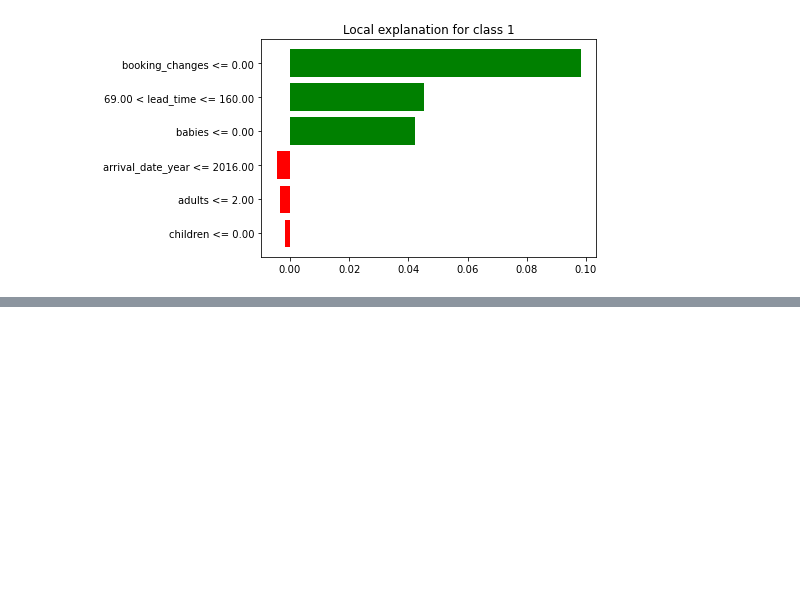
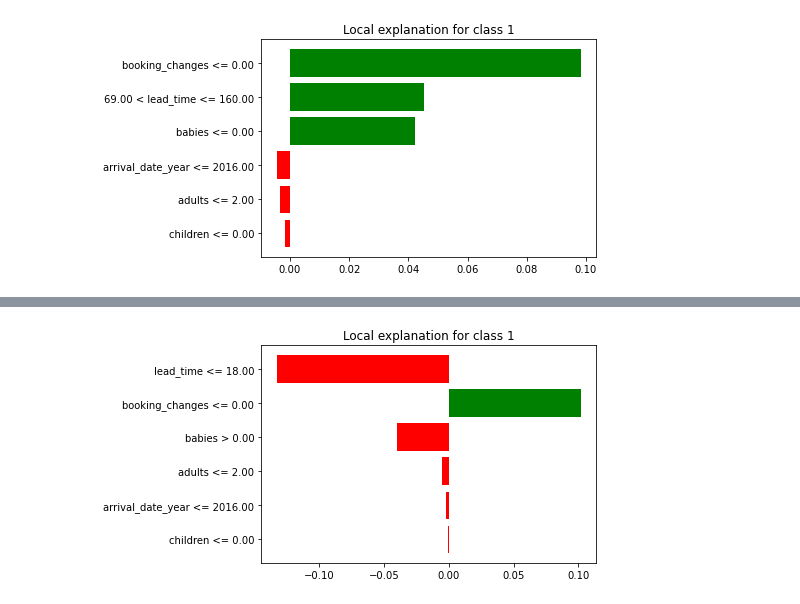
Before and after one commit to mini-pw/2022L-WB-XAI-tabular, a Jupyter notebook: Homeworks/Homework-II/Vinichenko_Yevhenii/hw2.ipynb, the cells around one changed output, grey strips where cells are left out. Cells and saved outputs as stored; diff of their text form; code cells hidden in the pictures; blank space fills up the shorter version.

```diff
--- a/Homeworks/Homework-II/Vinichenko_Yevhenii/hw2.ipynb
+++ b/Homeworks/Homework-II/Vinichenko_Yevhenii/hw2.ipynb
@@ -121,0 +153,16 @@ lime4.plot()
+# %%
+observation7 = pd.DataFrame({'lead_time': [14.0],
+                       'arrival_date_year': [2015.0],
+                       'adults': [2.0],
+                       'children': [0.0],
+                       'babies': [2.0],
+                       'booking_changes': [0.0]},
+                      index = ['observation7'])
+lime7 = exp.predict_surrogate(observation7)
+lime7.plot()
+# On this and the previous plot all variables have same values and only number of children and babies differ
+# (2 and 0 in first case and vice versa in second)
+# One can notice that babies contribute much stronger than children
+# Moreover children in family without babies can contribute positively to the result (see plot below)
+# %% [output]
+[figure, added]
```
Also changed, not shown: parts of 8 cells of this notebook, 1 other file.
